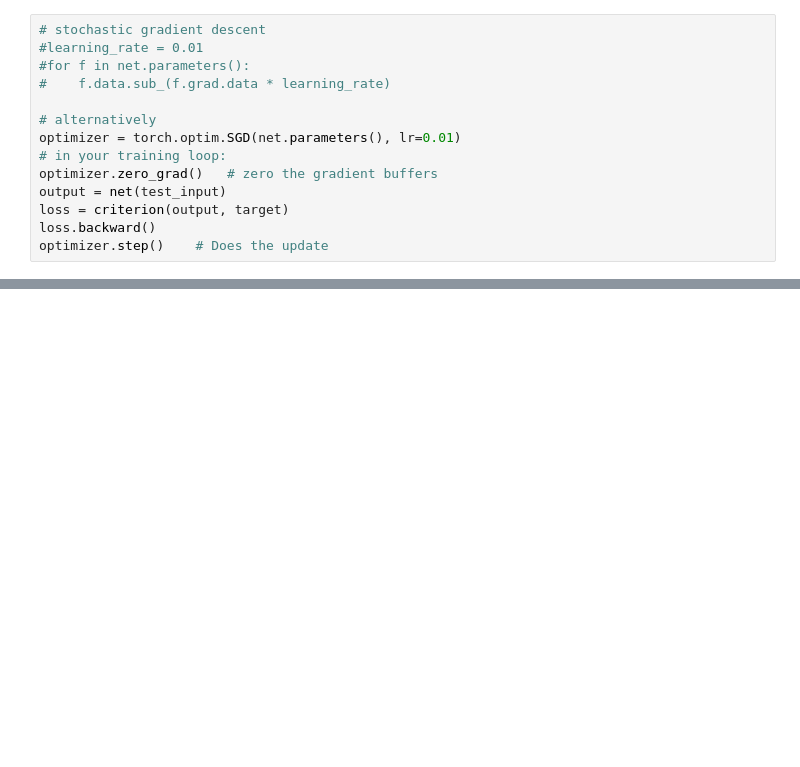
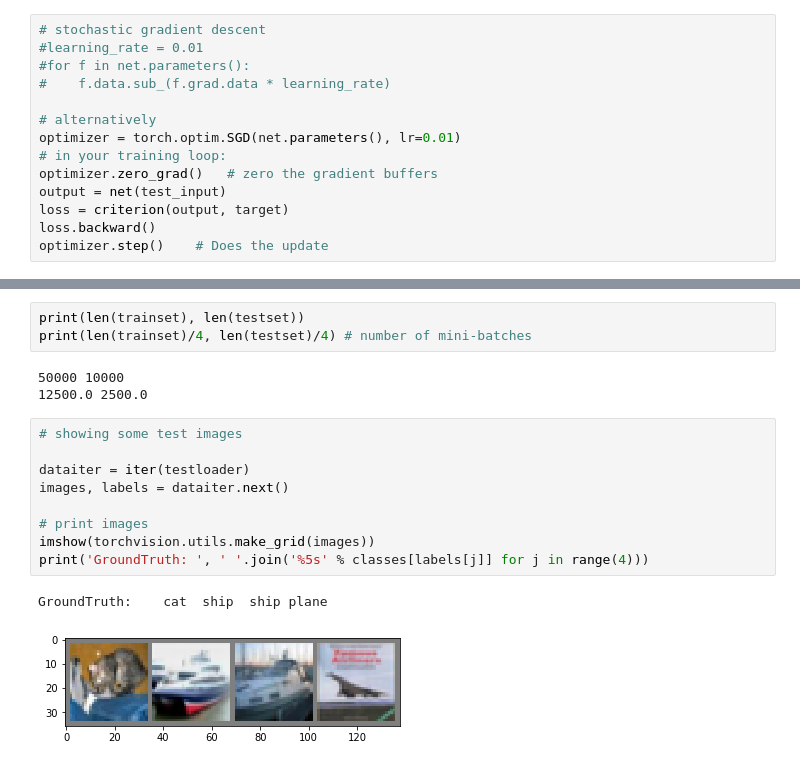
Before and after one commit to Physicist91/dvfp, a Jupyter notebook: torch_review/blitz.ipynb, the cells around one changed output, grey strips where cells are left out. Saved outputs shown, nothing was run; the diff lists cells and outputs as text; blank space fills up the shorter version.

```diff
--- a/torch_review/blitz.ipynb
+++ b/torch_review/blitz.ipynb
@@ -293,0 +408,18 @@ optimizer.step()    # Does the update
+# %%
+print(len(trainset), len(testset))
+print(len(trainset)/4, len(testset)/4) # number of mini-batches
+# %% [output]
+50000 10000
+12500.0 2500.0
+# %%
+# showing some test images
+
+dataiter = iter(testloader)
+images, labels = dataiter.next()
+
+# print images
+imshow(torchvision.utils.make_grid(images))
+print('GroundTruth: ', ' '.join('%5s' % classes[labels[j]] for j in range(4)))
+# %% [output]
+GroundTruth:    cat  ship  ship plane
+[figure, added]
```
Also changed, not shown: parts of 11 cells of this notebook, 5 other files.
